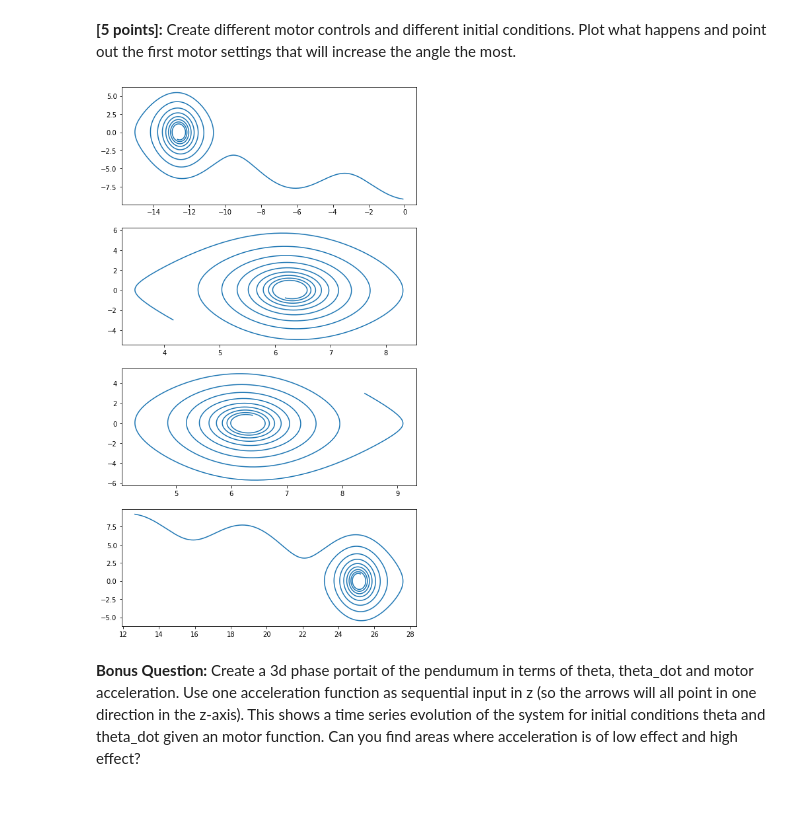
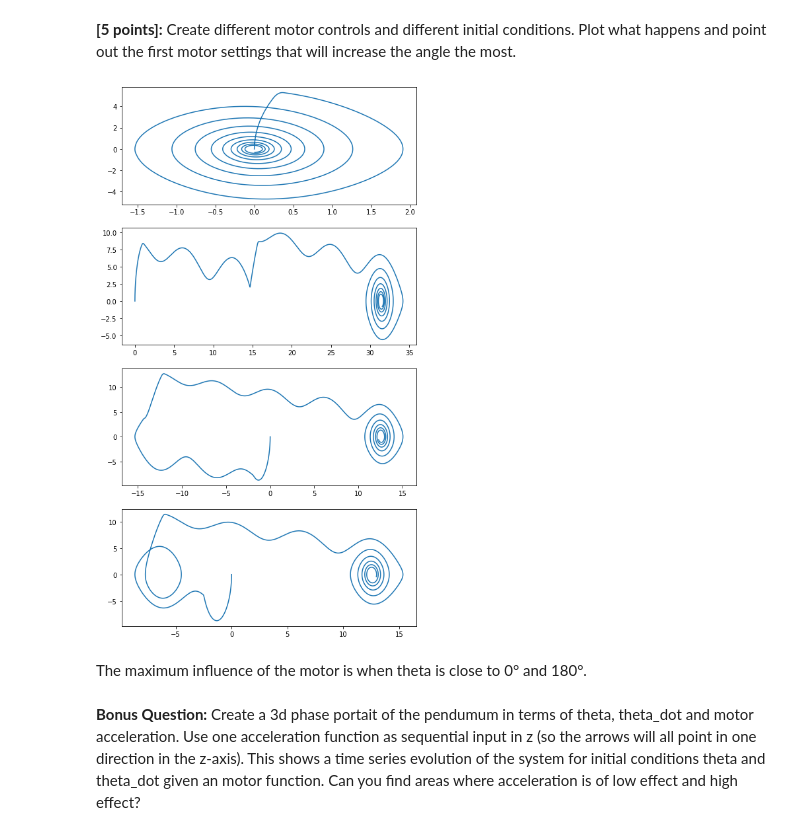
Before and after one commit to mitsyprada/Pendulum-project, a Jupyter notebook: Smart_Systems_Lab_1_answers.ipynb, the cells around one changed output. Saved outputs shown, nothing was run; the diff lists cells and outputs as text; code cells hidden in the pictures; blank space fills up the shorter version.

Commit message:
Include the motor acc on the last part

```diff
--- a/Smart_Systems_Lab_1_answers.ipynb
+++ b/Smart_Systems_Lab_1_answers.ipynb
@@ -55,11 +55,11 @@ def state(THETA_0, THETA_DOT_0, t):
     theta_dot_list = []
     theta = THETA_0
     theta_dot = THETA_DOT_0
-    delta_t = dt #choose a delta in time to compute
-    for time in np.arange(0,t,delta_t):
+    # the simulation step is defined on the first cell delta_t = t #choose a delta in time to compute
+    for time in np.arange(0,t,dt):
         theta_double_dot = get_theta_double_dot(theta, theta_dot)
-        theta_dot += theta_double_dot * delta_t
-        theta += theta_dot * delta_t
+        theta_dot += theta_double_dot * dt
+        theta += theta_dot * dt
 
         theta_list.append(theta)
         theta_dot_list.append(theta_dot)
@@ -153,13 +153,12 @@ $\ddot{\theta} = -\frac{g}{L}\sin\theta - \mu\dot{\theta} -\frac{a}{L}\cos\theta
 g = 9.8
 L = 1
 mu = 0.3
-a = 3
 # %%
 # add the new acceleration parameter
 def get_theta_double_dot_with_a(theta, theta_dot, a_motor):
-    theta_double_dot_with_a = (-1) * ( g/L ) * np.sin(theta) - mu * theta_dot - (a/L) * np.cos(theta)
+    theta_double_dot_with_a = (-1) * ( g/L ) * np.sin(theta) - mu * theta_dot - (a_motor/L) * np.cos(theta)
     return theta_double_dot_with_a
-# return the angular acceleration of the pendulum.
+# return the angular acceleration of the pendulum
 # %% [markdown]
 Now that we have a new equation for the angular acceleration,
 we should model the expected response of the motor when it is turned on.
@@ -368,22 +367,20 @@ def state_with_motor(t):
 
     theta = THETA_0
     theta_dot = THETA_DOT_0
-    delta_t = 0.01
+
     theta_sum = []
     theta_dot_sum = []
-    for time in np.arange(0,t,delta_t):
+    for time in np.arange(0,t,dt):
         '''
         Now the motor is running from the start of the simulation.
         Eventually we want to start the motor according to how we want to control it (next lab).
         Now create 2 list to keep track of theta and theta_dot to visualize the progress.
         '''
         #Create lists
-
         a_of_motor = motor.tik()
-
         theta_double_dot = get_theta_double_dot_with_a(theta, theta_dot, a_of_motor)
-        theta += theta_dot * delta_t
-        theta_dot += theta_double_dot * delta_t
+        theta += theta_dot * dt
+        theta_dot += theta_double_dot * dt
         # append theta and theta_dot to lists
         theta_sum.append(theta)
         theta_dot_sum.append(theta_dot)
@@ -398,25 +399,29 @@ Plot what happens and point out the first motor settings that will increase the
 # %%
 x = 4
 fig, axs = plt.subplots(x,figsize=(8,15))
 
 t = 20
-directions = [0, 0, 1, 1 ]
+directions = [0, 0, 1, 1]
 speeds = [5, 10, 15, 20]
 durations = [2, 3, 4, 5]
 
 # Initial conditions of pendulum
 
-A_THETA_0_=np.linspace(0, 4*np.pi, x)
-A_THETA_DOT_0_=np.linspace(-(0.3)*(g/L)*np.pi, (0.3)*(g/L)*np.pi, x)
+# A_THETA_0_=np.linspace(0, 4*np.pi, x)
+# A_THETA_DOT_0_=np.linspace(-(0.3)*(g/L)*np.pi, (0.3)*(g/L)*np.pi, x)
+A_THETA_0_ = 0
+A_THETA_DOT_0_ = 0
 
 for n in range(x):
-    THETA_0=A_THETA_0_[n]
-    THETA_DOT_0=A_THETA_DOT_0_[n]
+    THETA_0=A_THETA_0_#[n]
+    THETA_DOT_0=A_THETA_DOT_0_#[n]
     motor = Motor_Acc(directions[n], speeds[n], durations[n],dt)
     theta_sum, theta_dot_sum = state_with_motor(t)
     axs[n].plot(theta_sum, theta_dot_sum)
 # %% [output]
-[figure, old version]
+[figure, new version]
+# %% [markdown]
+The maximum influence of the motor is when theta is close to 0° and 180°.
 # %% [markdown]
 **Bonus Question:** Create a 3d phase portait of the pendumum in terms of theta, theta_dot and motor acceleration. Use one acceleration function as sequential input in z (so the arrows will all point in one direction in the z-axis). This shows a time series evolution of the system for initial conditions theta and theta_dot given an motor function. Can you find areas where acceleration is of low effect and high effect?
 # %%
```
Also changed, not shown: parts of 2 cells of this notebook.
